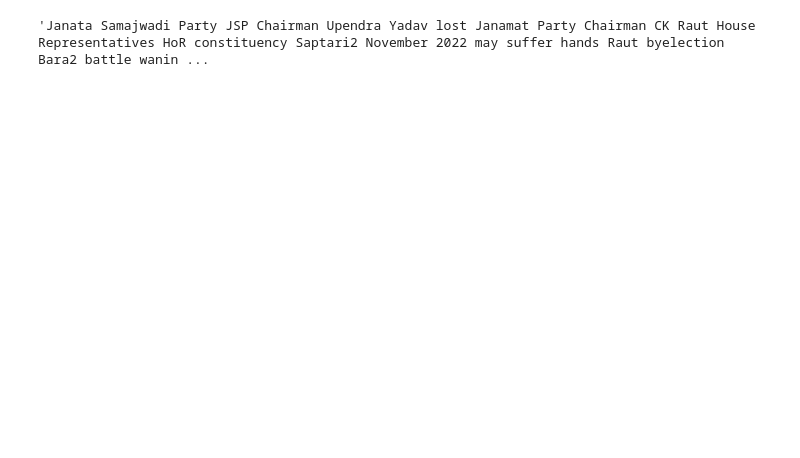
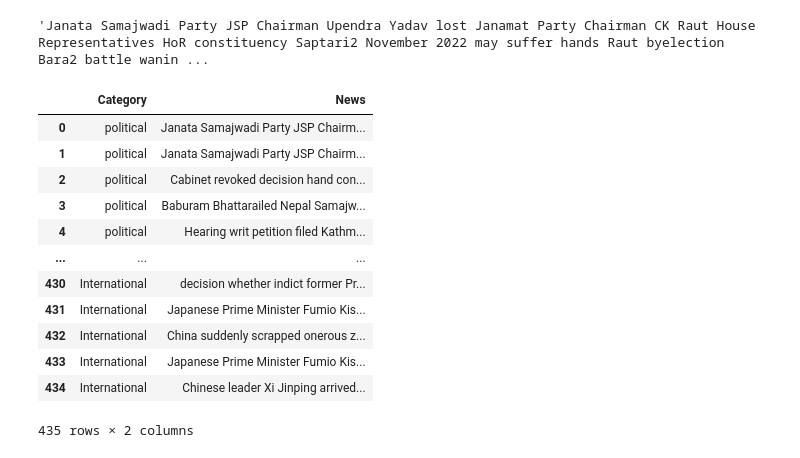
Before and after one commit to Bibhuti4086mukhiya/data-science, a Jupyter notebook: 09-classfication.ipynb, the cells around one changed output. Drawn from its saved outputs; the diff is of its cells as text; code cells hidden in the pictures; blank space fills up the shorter version.

```diff
--- a/09-classfication.ipynb
+++ b/09-classfication.ipynb
@@ -144,0 +149,17 @@ data['News'][0]
+# %%
+df=pd.read_csv('09-classfication/cleaned_news.csv',usecols=['Category', 'News'])
+df
+# %% [output]
+|  | Category | News |
+| 0 | political | Janata Samajwadi Party JSP Chairm... |
+| 1 | political | Janata Samajwadi Party JSP Chairm... |
+| 2 | political | Cabinet revoked decision hand con... |
+| 3 | political | Baburam Bhattarailed Nepal Samajw... |
+| 4 | political | Hearing writ petition filed Kathm... |
+| ... | ... | ... |
+| 430 | International | decision whether indict former Pr... |
+| 431 | International | Japanese Prime Minister Fumio Kis... |
+| 432 | International | China suddenly scrapped onerous z... |
+| 433 | International | Japanese Prime Minister Fumio Kis... |
+| 434 | International | Chinese leader Xi Jinping arrived... |
+435 rows × 2 columns
```
Also changed, not shown: parts of 16 cells of this notebook, 5 other files.
